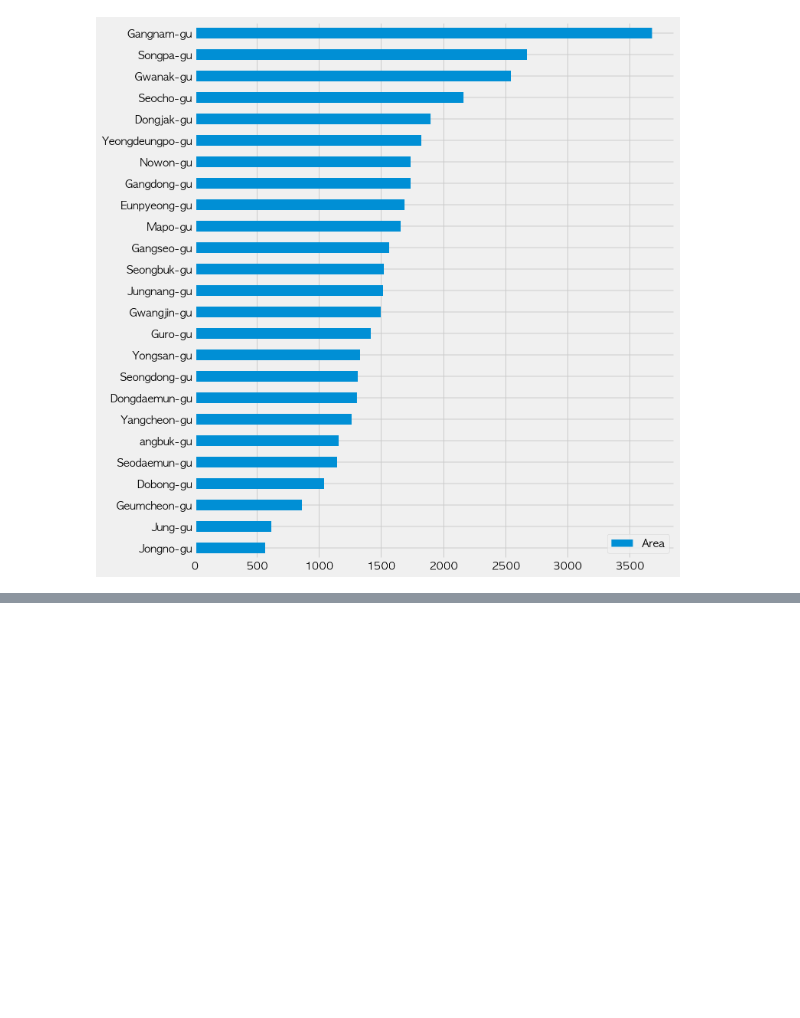
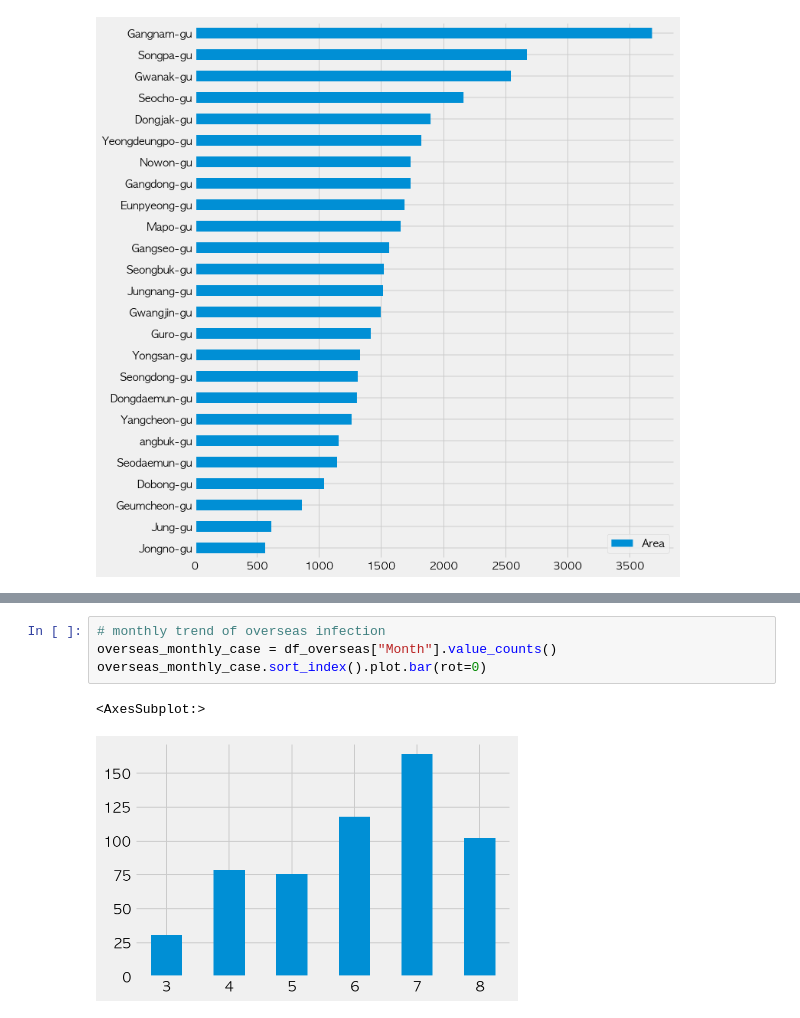
Before and after one commit to bpark04/Seoul_COVID-19_Report_2021, a Jupyter notebook: Seoul_Covid_19_Analysis.ipynb, the cells around one changed output, grey strips where cells are left out. Saved outputs shown, nothing was run; the diff lists cells and outputs as text; blank space fills up the shorter version.

```diff
--- a/Seoul_Covid_19_Analysis.ipynb
+++ b/Seoul_Covid_19_Analysis.ipynb
@@ -715,0 +805,7 @@ oversea_count.sort_values().plot.barh(figsize=(10,12))
+# %%
+# monthly trend of overseas infection
+overseas_monthly_case = df_overseas["Month"].value_counts()
+overseas_monthly_case.sort_index().plot.bar(rot=0)
+# %% [output]
+<AxesSubplot:>
+[figure, added]
```
Also changed, not shown: parts of 92 cells of this notebook, 3 other files.
